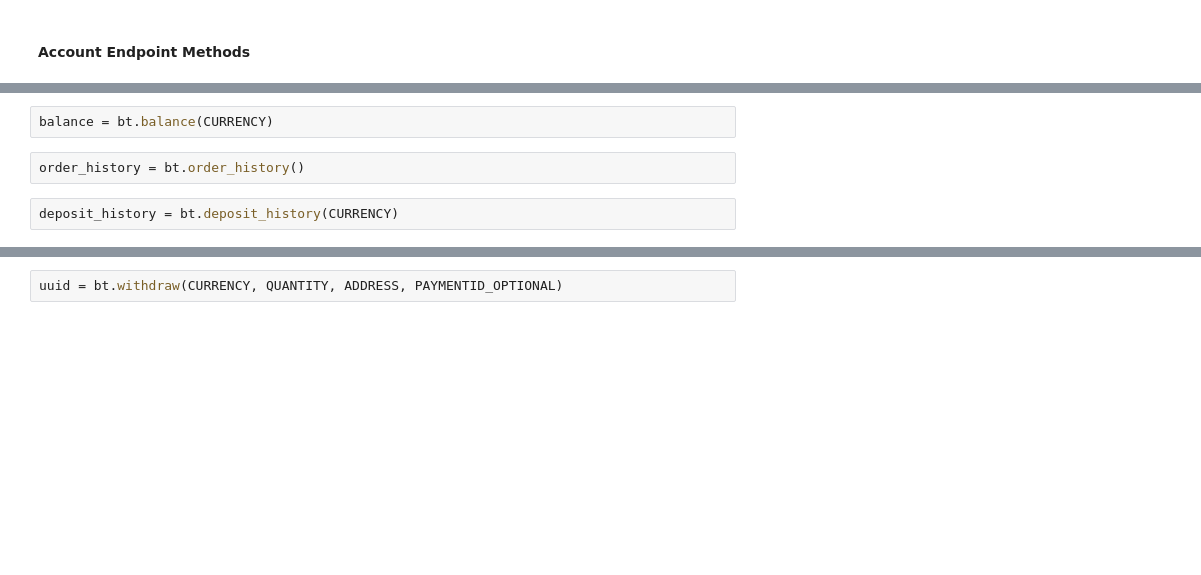
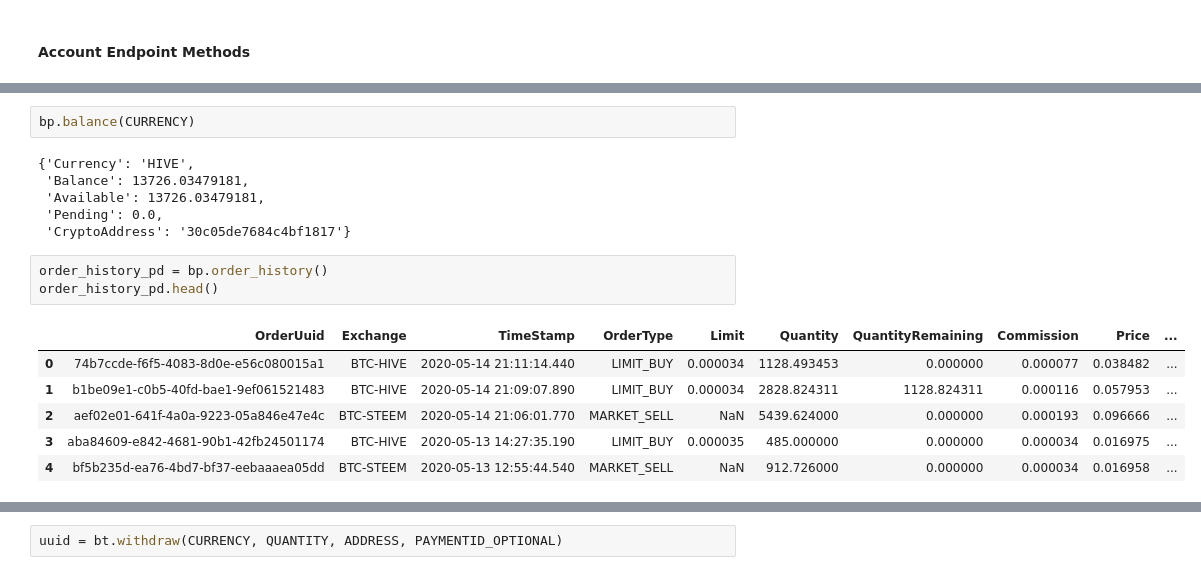
Before and after one commit to Distortedlogic/ionomy-python, a Jupyter notebook: docs/source/notebooks/bitpanda.ipynb, the cells around one changed output, grey strips where cells are left out. Drawn from its saved outputs; the diff is of its cells as text; blank space fills up the shorter version.

```diff
--- a/docs/source/notebooks/bitpanda.ipynb
+++ b/docs/source/notebooks/bitpanda.ipynb
@@ -46,6 +109,18 @@ balances = bt.balances()
 # %%
-balance = bt.balance(CURRENCY)
+bp.balance(CURRENCY)
+# %% [output]
+{'Currency': 'HIVE',
+ 'Balance': 13726.03479181,
+ 'Available': 13726.03479181,
+ 'Pending': 0.0,
+ 'CryptoAddress': '30c05de7684c4bf1817'}
-# %%
-order_history = bt.order_history()
-# %%
-deposit_history = bt.deposit_history(CURRENCY)
+# %%
+order_history_pd = bp.order_history()
+order_history_pd.head()
+# %% [output]
+|  | OrderUuid | Exchange | TimeStamp | OrderType | Limit | Quantity | QuantityRemaining | Commission | Price | ... |
+| 0 | 74b7ccde-f6f5-4083-8d0e-e56c080015a1 | BTC-HIVE | 2020-05-14 21:11:14.440 | LIMIT_BUY | 0.000034 | 1128.493453 | 0.000000 | 0.000077 | 0.038482 | ... |
+| 1 | b1be09e1-c0b5-40fd-bae1-9ef061521483 | BTC-HIVE | 2020-05-14 21:09:07.890 | LIMIT_BUY | 0.000034 | 2828.824311 | 1128.824311 | 0.000116 | 0.057953 | ... |
+| 2 | aef02e01-641f-4a0a-9223-05a846e47e4c | BTC-STEEM | 2020-05-14 21:06:01.770 | MARKET_SELL | NaN | 5439.624000 | 0.000000 | 0.000193 | 0.096666 | ... |
+| 3 | aba84609-e842-4681-90b1-42fb24501174 | BTC-HIVE | 2020-05-13 14:27:35.190 | LIMIT_BUY | 0.000035 | 485.000000 | 0.000000 | 0.000034 | 0.016975 | ... |
+| 4 | bf5b235d-ea76-4bd7-bf37-eebaaaea05dd | BTC-STEEM | 2020-05-13 12:55:44.540 | MARKET_SELL | NaN | 912.726000 | 0.000000 | 0.000034 | 0.016958 | ... |
```
Also changed, not shown: parts of 21 cells of this notebook.
